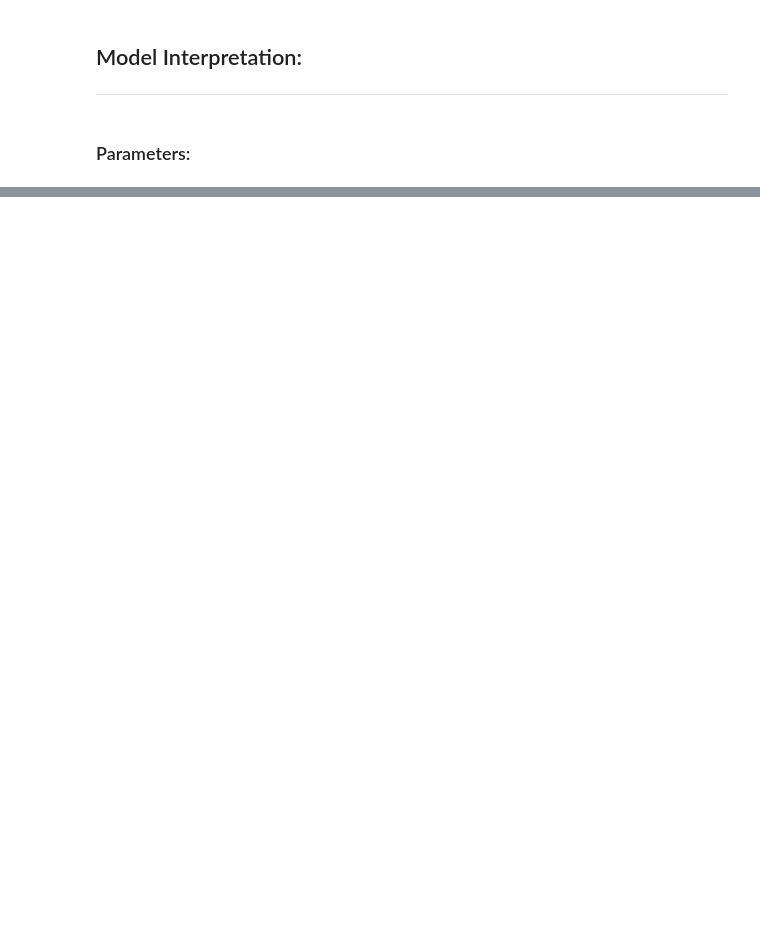
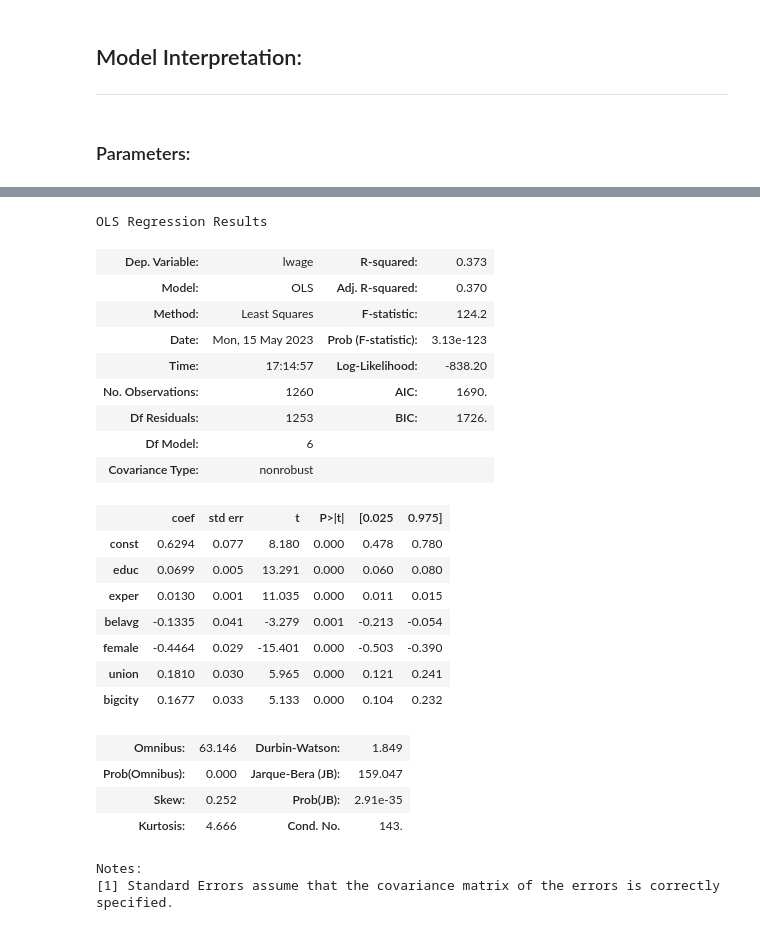
Before and after one commit to ViniNazato/LinearRegression, a Jupyter notebook: LinearRegression.ipynb, the cells around one changed output, grey strips where cells are left out. Cells and saved outputs as stored; diff of their text form; code cells hidden in the pictures; blank space fills up the shorter version.

```diff
--- a/LinearRegression.ipynb
+++ b/LinearRegression.ipynb
@@ -196,0 +276,33 @@ In our Wooldridge example, we can see in the summary that our $R^2$ is 0.378  an
+# %%
+X = df[['educ','exper','belavg', 'female', 'union', 'bigcity']]
+X = add_constant(X)
+X.head()
+
+linear_model2 = OLS(y,X)
+linear_model2 = linear_model2.fit()
+linear_model2.summary()
+# %% [output]
+OLS Regression Results
+| Dep. Variable: | lwage | R-squared: | 0.373 |
+| Model: | OLS | Adj. R-squared: | 0.370 |
+| Method: | Least Squares | F-statistic: | 124.2 |
+| Date: | Mon, 15 May 2023 | Prob (F-statistic): | 3.13e-123 |
+| Time: | 17:14:57 | Log-Likelihood: | -838.20 |
+| No. Observations: | 1260 | AIC: | 1690. |
+| Df Residuals: | 1253 | BIC: | 1726. |
+| Df Model: | 6 |  |  |
+| Covariance Type: | nonrobust |  |  |
+|  | coef | std err | t | P>|t| | [0.025 | 0.975] |
+| const | 0.6294 | 0.077 | 8.180 | 0.000 | 0.478 | 0.780 |
+| educ | 0.0699 | 0.005 | 13.291 | 0.000 | 0.060 | 0.080 |
+| exper | 0.0130 | 0.001 | 11.035 | 0.000 | 0.011 | 0.015 |
+| belavg | -0.1335 | 0.041 | -3.279 | 0.001 | -0.213 | -0.054 |
+| female | -0.4464 | 0.029 | -15.401 | 0.000 | -0.503 | -0.390 |
+| union | 0.1810 | 0.030 | 5.965 | 0.000 | 0.121 | 0.241 |
+| bigcity | 0.1677 | 0.033 | 5.133 | 0.000 | 0.104 | 0.232 |
+| Omnibus: | 63.146 | Durbin-Watson: | 1.849 |
+| Prob(Omnibus): | 0.000 | Jarque-Bera (JB): | 159.047 |
+| Skew: | 0.252 | Prob(JB): | 2.91e-35 |
+| Kurtosis: | 4.666 | Cond. No. | 143. |
+Notes:
+[1] Standard Errors assume that the covariance matrix of the errors is correctly specified.
```
Also changed, not shown: parts of 13 cells of this notebook, 1 other file.
